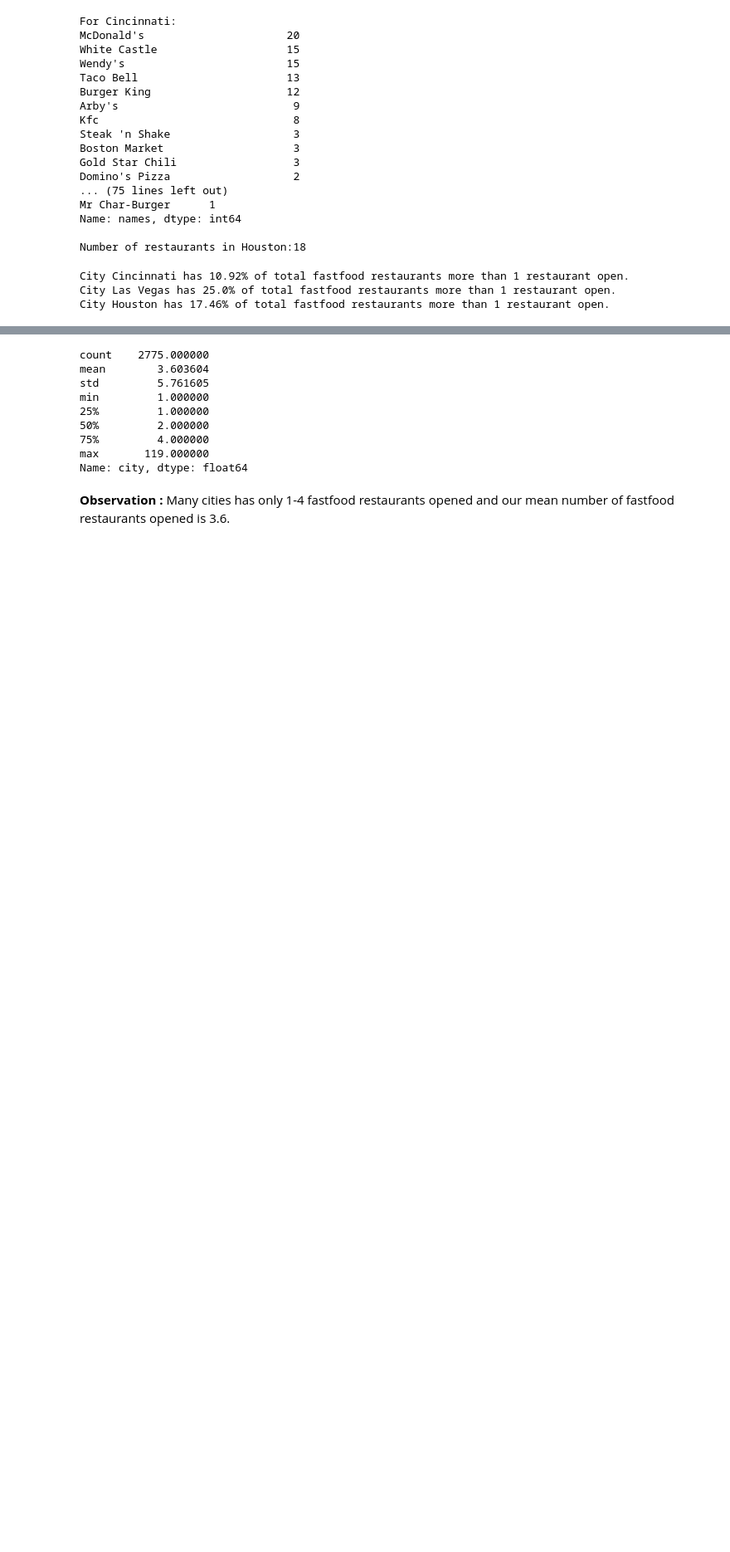
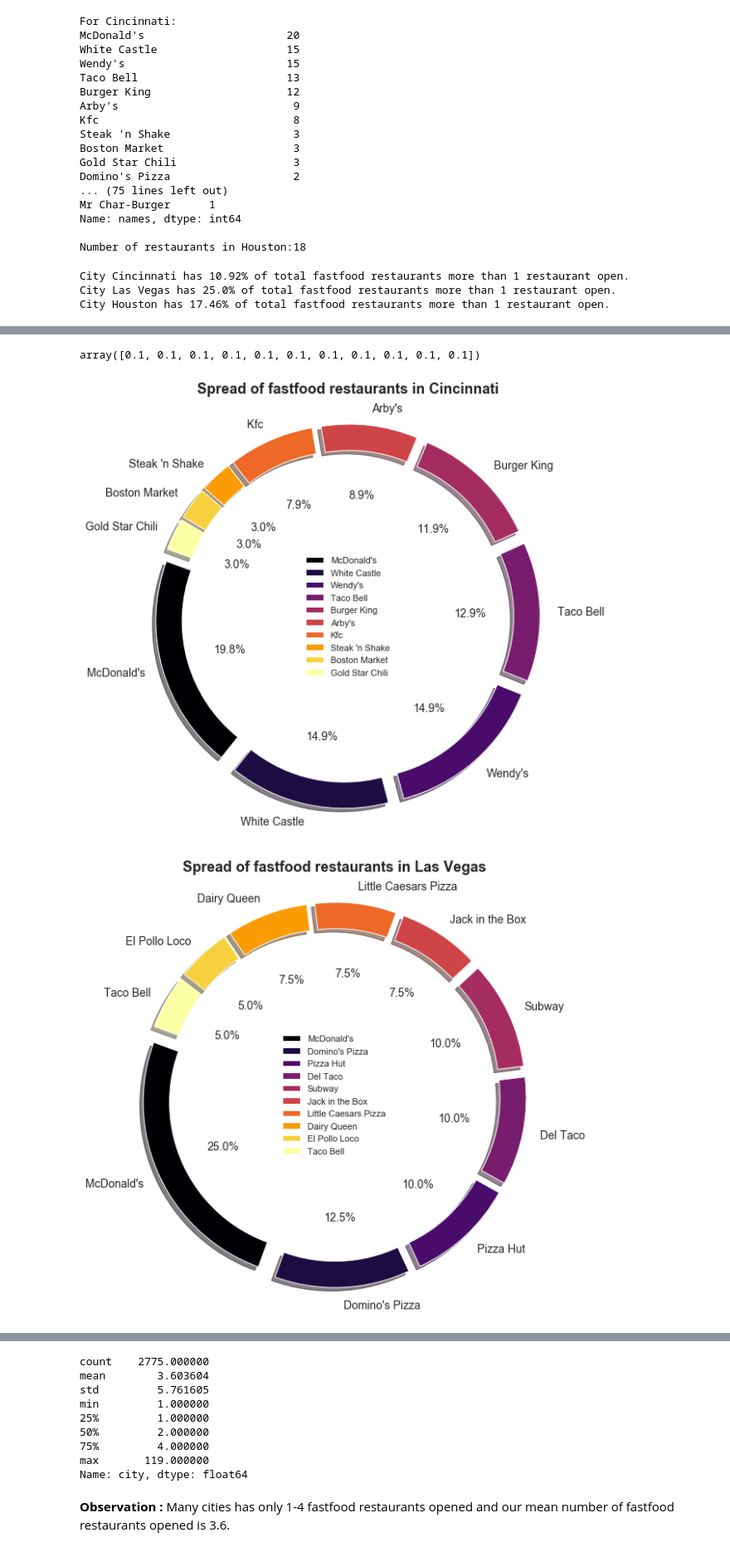
Before and after one commit to aparnakedarisetti/EDA, a Jupyter notebook: Fastfood Restaurants Ananlysis/FastFoodRestaurantData.ipynb, the cells around one changed output, grey strips where cells are left out. Shown at 83% size. Cells and saved outputs as stored; diff of their text form; code cells hidden in the pictures; blank space fills up the shorter version.

```diff
--- a/Fastfood Restaurants Ananlysis/FastFoodRestaurantData.ipynb
+++ b/Fastfood Restaurants Ananlysis/FastFoodRestaurantData.ipynb
@@ -531,0 +540,21 @@ In all the 3 cities , Mc Donald's is the most prevanlant fastfood restaurant.
+# %%
+np.ones(11)/10
+# %% [output]
+array([0.1, 0.1, 0.1, 0.1, 0.1, 0.1, 0.1, 0.1, 0.1, 0.1, 0.1])
+# %%
+def plot_donut_chart(city_name):
+    data = fastfood_restaurant_data[fastfood_restaurant_data["city"]== city_name]
+    counts =  data["names"].value_counts()[:10]
+    space = np.ones(10)/10
+    counts.plot(kind='pie', explode=space, fontsize=14, autopct='%3.1f%%', wedgeprops=dict(width=0.15),
+                                       shadow=True, startangle=160, figsize=(10,10), cmap='inferno', legend=True)
+    plt.ylabel('')
+    plt.title("Spread of fastfood restaurants in "+ city_name,fontsize=18,fontweight="bold")
+    plt.show()
+
+plot_donut_chart("Cincinnati")
+plot_donut_chart("Las Vegas")
+plot_donut_chart("Houston")
+# %% [output]
+[figure, added]
+[figure, added]
```
Also changed, not shown: parts of 52 cells of this notebook, 2 other files.
